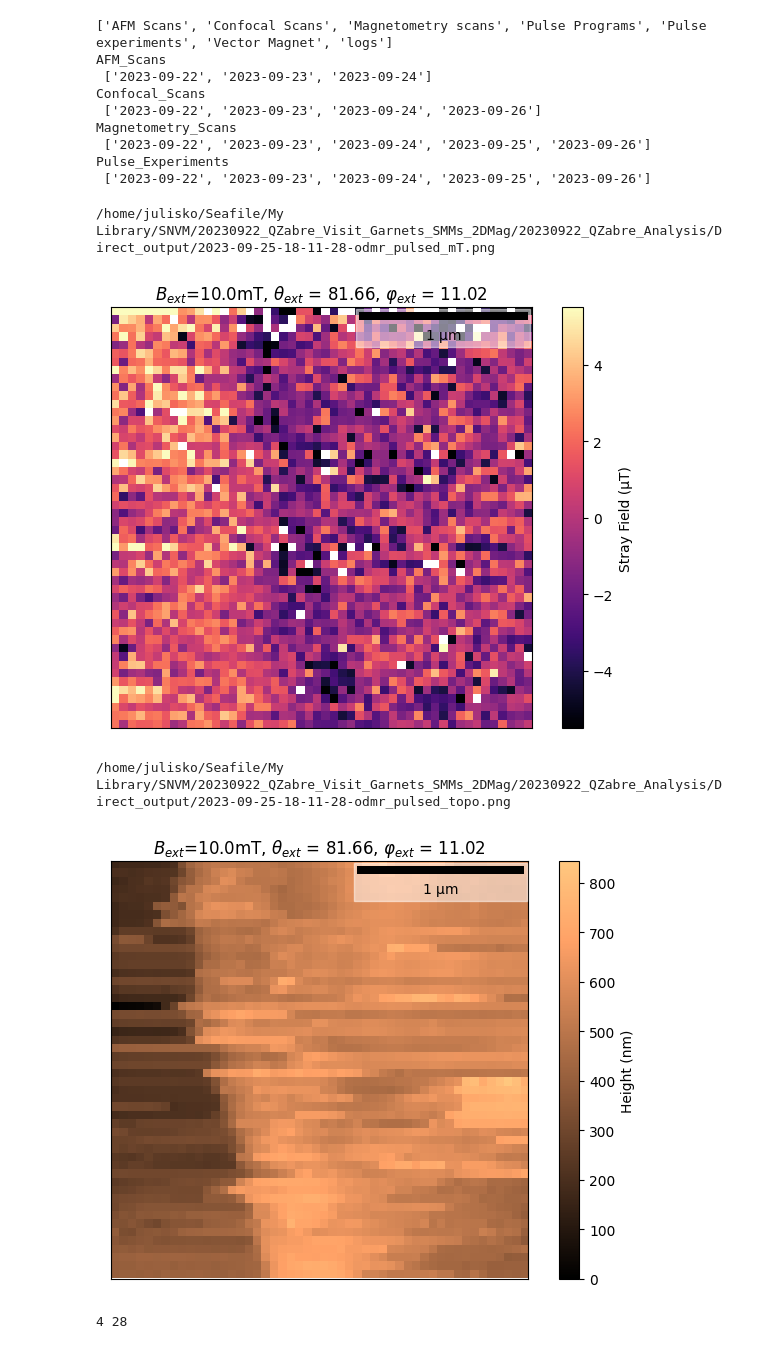
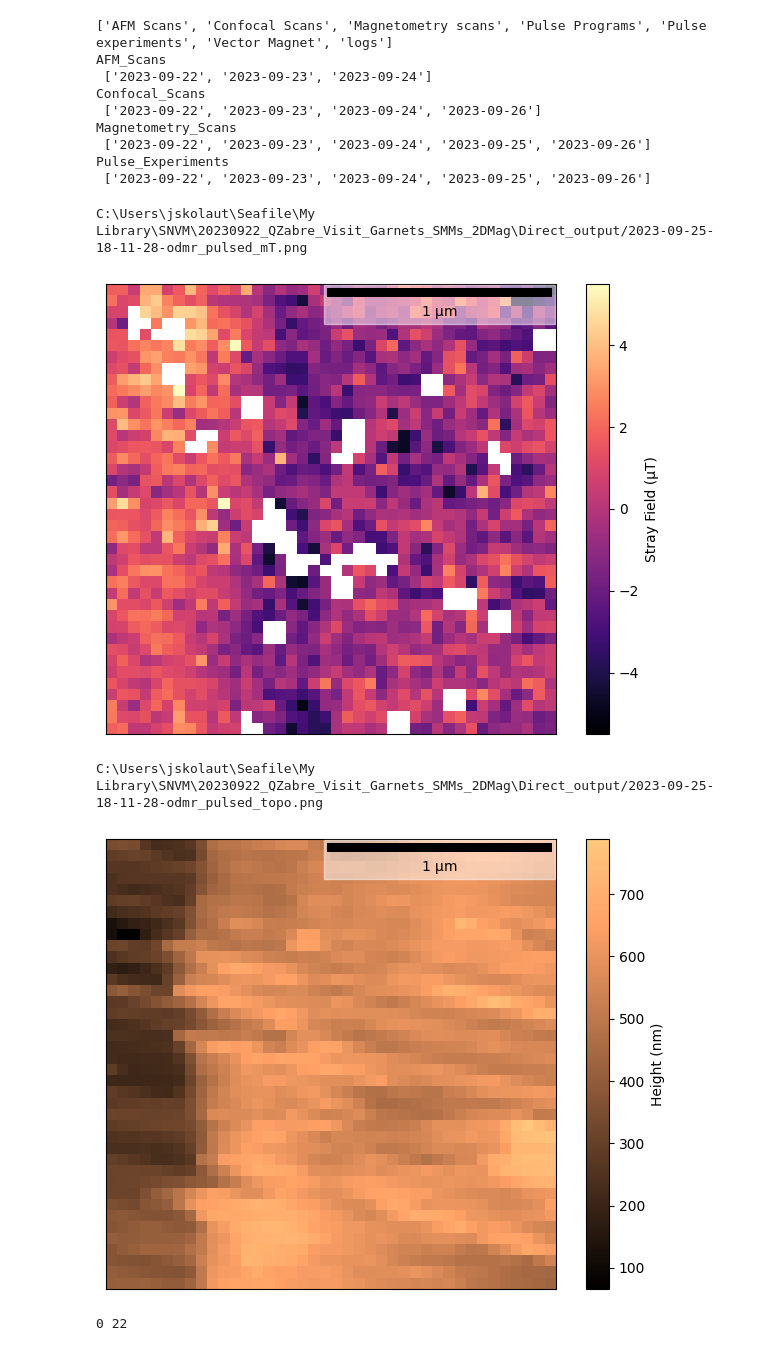
Before and after one commit to JulianSkolaut/jupyternbs_UniMainz, a Jupyter notebook: Aravind_FeF3_Analysis.ipynb, the cells around one changed output. Cells and saved outputs as stored; diff of their text form; code cells hidden in the pictures.

Commit message:
instead of taking linecut at angle, rotate image and average over the complete image along y axis

```diff
--- a/Aravind_FeF3_Analysis.ipynb
+++ b/Aravind_FeF3_Analysis.ipynb
@@ -135,16 +139,19 @@ for date_index in range(len(Magnetometry_folders)):
 datafolder = '/home/julisko/Seafile/My Library/SNVM/20230922_QZabre_Visit_Garnets_SMMs_2DMag/230922_Visit_QZabre_DyCu5_CoCo4_FeF3_DyIG/Magnetometry scans/2023-09-25/odmr_pulsed/2023-09-25-18-11-28-odmr_pulsed'
 savefolder = '/home/julisko/Seafile/My Library/SNVM/20230922_QZabre_Visit_Garnets_SMMs_2DMag/20230922_QZabre_Analysis/Direct_output'
 
+datafolder = 'C:\\Users\\jskolaut\\Seafile\\My Library\\SNVM\\20230922_QZabre_Visit_Garnets_SMMs_2DMag\\230922_Visit_QZabre_DyCu5_CoCo4_FeF3_DyIG\\Magnetometry scans\\2023-09-25\\odmr_pulsed\\2023-09-25-18-11-28-odmr_pulsed'
+savefolder = 'C:\\Users\\jskolaut\\Seafile\\My Library\\SNVM\\20230922_QZabre_Visit_Garnets_SMMs_2DMag\\Direct_output'
 
 file, metadata = pSd.ReadSNVMfile(datafolder)
 B_ext = np.round(metadata['vectorMagnetSettings']['field_strength'],decimals=2)
 theta = np.round(metadata['vectorMagnetSettings']['theta'],decimals=2)
 phi = np.round(metadata['vectorMagnetSettings']['phi'],decimals=2)
 
-lc_mT_anchors = [4,28]
+lc_mT_anchors = [0,22]
 x0_linecut = lc_mT_anchors[0]
 y0_linecut = lc_mT_anchors[1]
-angle_linecut = 13 #deg # 13deg taken from line along flake topo
+angle_linecut = 0 #deg # 13deg taken from line along flake topo
+angle_imagerot = -12
 length=42 #px
 width = 40
 num=50
@@ -166,12 +173,13 @@ magnetometry_preQS3 = pSd.ExtractData(file, datatype = 'odmr:mTesla0')
 magnetometry = pSd.AdjustDataToQS3(magnetometry_preQS3)
 for i in range(np.shape(magnetometry)[0]):
     magnetometry[i,:] = magnetometry[i,:]-np.nanmean(magnetometry[i,:])
+magnetometry = rotate(magnetometry, angle_imagerot)[5:-5,5:-5]
 fig_mT, ax_mT, im_mT, cb_mT, scalebar_mT = pSd.PlotData(magnetometry*1e3, metadata, datalabel = 'Stray Field (µT)',minval=-5.5, maxval = 5.5)#,backgroundcorr='x')#,
 
 #ax_mT.arrow(x0_linecut,y0_linecut,x1_linecut-x0_linecut,y1_linecut-y0_linecut,width = width,
 #            head_width = width, head_length = 3, color='C0')
 
-plt.title(r'$B_{ext}$='+str(B_ext)+r'mT, $\theta_{ext}$ = '+str(theta) + r', $\varphi_{ext}$ = '+str(phi))
+#plt.title(r'$B_{ext}$='+str(B_ext)+r'mT, $\theta_{ext}$ = '+str(theta) + r', $\varphi_{ext}$ = '+str(phi))
 plt.tight_layout()
 #plt.savefig(savefolder+'/'+datafolder[-31:]+'_mT.png',dpi=200,transparent=True)
 print(savefolder+'/'+datafolder[-31:]+'_mT.png')
@@ -182,12 +190,13 @@ AFM = pSd.AdjustDataToQS3(AFM_preQS3)
 for i in range(np.shape(AFM)[0]):
     AFM[i,:] = AFM[i,:]-np.nanmean(AFM[i,:])
 AFM = AFM - np.nanmin(AFM)
+AFM = rotate(AFM, angle_imagerot)[5:-5,5:-5]
 fig_AFM, ax_AFM, im_AFM, cb_AFM, scalebar_AFM = pSd.PlotData(AFM, metadata, zscaling = 1e9, datalabel = 'Height (nm)', backgroundcorr=None, cmap = 'copper')
 
 #ax_AFM.arrow(x0_linecut,y0_linecut,x1_linecut-x0_linecut,y1_linecut-y0_linecut,width = width,
 #            head_width = width, head_length = 3, color='C0')
 
-plt.title(r'$B_{ext}$='+str(B_ext)+r'mT, $\theta_{ext}$ = '+str(theta) + r', $\varphi_{ext}$ = '+str(phi))
+#plt.title(r'$B_{ext}$='+str(B_ext)+r'mT, $\theta_{ext}$ = '+str(theta) + r', $\varphi_{ext}$ = '+str(phi))
 plt.tight_layout()
 print(savefolder+'/'+datafolder[-31:]+'_topo.png')
 #plt.savefig(savefolder+'/'+datafolder[-31:]+'_topo.png',dpi=200,transparent=True)
@@ -204,40 +213,46 @@ for i in range(np.shape(magnetometry)[0]):
 
 fig_mT, ax_mT, im_mT, cb_mT, scalebar_mT = pSd.PlotData(magnetometry*1e3, metadata, datalabel = 'Stray Field (µT)',minval=-5.5, maxval = 5.5)#,backgroundcorr='x')#,
 
-ax_mT.arrow(x0_linecut,y0_linecut,x1_linecut-x0_linecut,y1_linecut-y0_linecut,width = width,
-            head_width = width, head_length = 3, color='C0')
+#ax_mT.arrow(x0_linecut,y0_linecut,x1_linecut-x0_linecut,y1_linecut-y0_linecut,width = width,
+#            head_width = width, head_length = 3, color='C0')
 
-plt.title(r'$B_{ext}$='+str(B_ext)+r'mT, $\theta_{ext}$ = '+str(theta) + r', $\varphi_{ext}$ = '+str(phi))
+#plt.title(r'$B_{ext}$='+str(B_ext)+r'mT, $\theta_{ext}$ = '+str(theta) + r', $\varphi_{ext}$ = '+str(phi))
 plt.tight_layout()
 #plt.savefig(savefolder+'/'+datafolder[-31:]+'_mT.png',dpi=200,transparent=True)
 #print(savefolder+'/'+datafolder[-31:]+'_mT.png')
 plt.show()
 
 
 lc_mT, lc_mT_array = pSd.ExtractLinecut(magnetometry, metadata, x0_linecut, y0_linecut, x1_linecut, y1_linecut, method = 'map_coordinates', line_width=width)
 
+yavg_mT = np.average(magnetometry, axis = 0)
+
 fig_lc_mT, ax_lc_mT = plt.subplots()
-ax_lc_mT.plot(np.linspace(0,linecut_actual_len,num=len(lc_mT)),lc_mT*1e3)
+#ax_lc_mT.plot(np.linspace(0,linecut_actual_len,num=len(lc_mT)),lc_mT*1e3)
+ax_lc_mT.plot(np.linspace(0,(actualshape[0]*1e6-10*len_per_px),len(yavg_mT)), yavg_mT*1e3)
 ax_lc_mT.set_ylabel('Stray Field (µT)')
 ax_lc_mT.set_xlabel('Distance (µm)')
 
 #lc_mT,lc_array_mT = pSd.ExtractLinecut(magnetometry, metadata, x0_linecut, y0_linecut, x1_linecut, y1_linecut, method = 'map_coordinates', line_width = width, num=num)
 
 plt.show()
 
 
 lc_AFM = pSd.ExtractLinecut(AFM, metadata, x0_linecut, y0_linecut, x1_linecut, y1_linecut, method = 'profile_line')
 
+yavg_AFM = np.average(AFM, axis = 0)
+
 fig_lc_AFM, ax_lc_AFM = plt.subplots()
-ax_lc_AFM.plot(np.linspace(0,linecut_actual_len,num=len(lc_AFM)),lc_AFM*1e9)
+#ax_lc_AFM.plot(np.linspace(0,linecut_actual_len,num=len(lc_AFM)),lc_AFM*1e9)
+ax_lc_AFM.plot(np.linspace(0,(actualshape[0]*1e6-10*len_per_px),len(yavg_AFM)), yavg_AFM*1e9)
 ax_lc_AFM.set_ylabel('Height (nm)')
 ax_lc_AFM.set_xlabel('Distance (µm)')
 
 
 plt.show()
 # %% [output]
-/home/julisko/Seafile/My Library/SNVM/20230922_QZabre_Visit_Garnets_SMMs_2DMag/20230922_QZabre_Analysis/Direct_output/2023-09-25-18-11-28-odmr_pulsed_mT.png
+C:\Users\jskolaut\Seafile\My Library\SNVM\20230922_QZabre_Visit_Garnets_SMMs_2DMag\Direct_output/2023-09-25-18-11-28-odmr_pulsed_mT.png
-[figure, old version]
+[figure, new version]
-/home/julisko/Seafile/My Library/SNVM/20230922_QZabre_Visit_Garnets_SMMs_2DMag/20230922_QZabre_Analysis/Direct_output/2023-09-25-18-11-28-odmr_pulsed_topo.png
+C:\Users\jskolaut\Seafile\My Library\SNVM\20230922_QZabre_Visit_Garnets_SMMs_2DMag\Direct_output/2023-09-25-18-11-28-odmr_pulsed_topo.png
-[figure, old version]
+[figure, new version]
-4 28
+0 22
```
Also changed, not shown: parts of 3 cells of this notebook.
